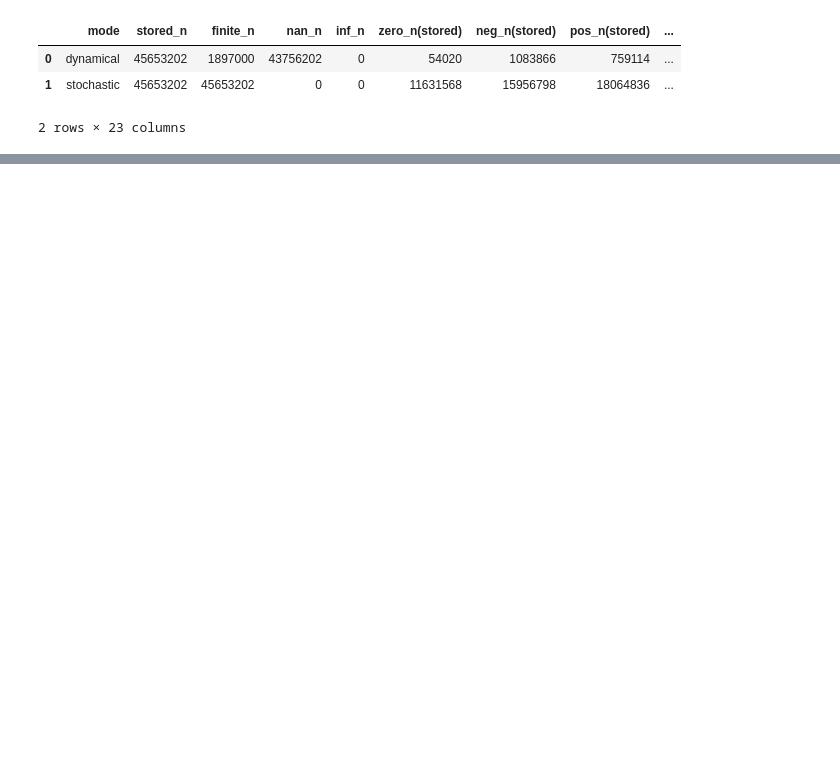
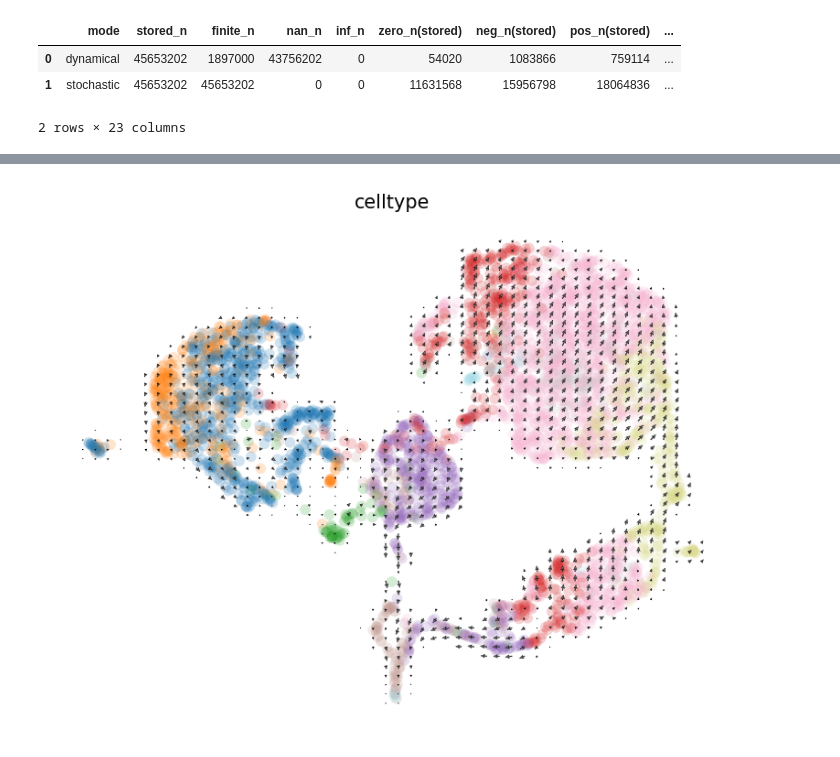
Before and after one commit to marissanesteban/rnavelo-CITEseq, a Jupyter notebook: velocity scripts/VeloViz.ipynb, the cells around one changed output, grey strips where cells are left out. Cells and saved outputs as stored; diff of their text form; code cells hidden in the pictures; blank space fills up the shorter version.

```diff
--- a/velocity scripts/VeloViz.ipynb
+++ b/velocity scripts/VeloViz.ipynb
@@ -312,0 +430,10 @@ adata_sub.obs.to_csv("obs.csv")
+# %%
+scv.pl.velocity_embedding_grid(
+    ife_veloviz_adata,
+    basis='X_umap',
+    color='celltype',
+    palette="tab20",
+    dpi=150
+)
+# %% [output]
+[figure, added]
```
Also changed, not shown: parts of 11 cells of this notebook, 2 other files.
